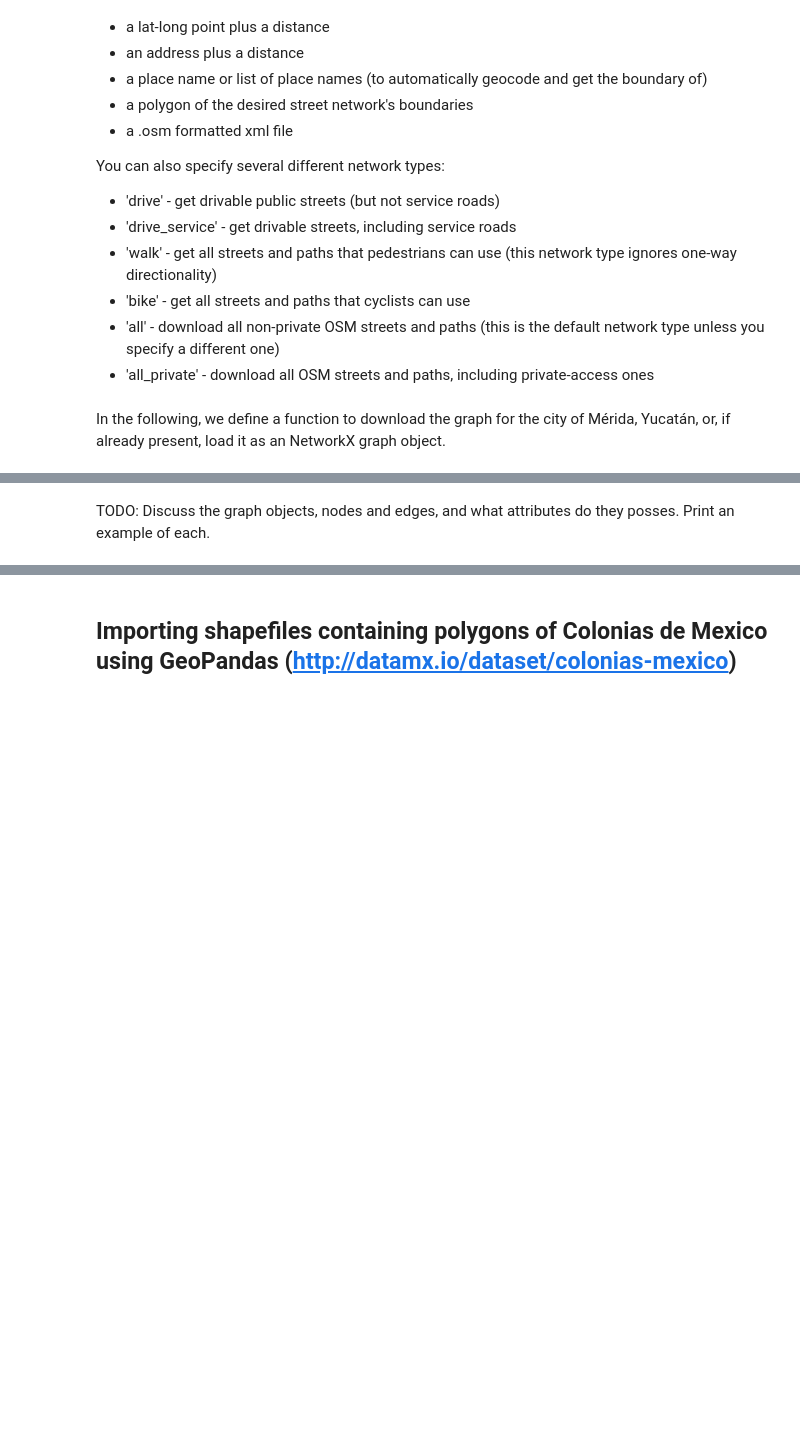
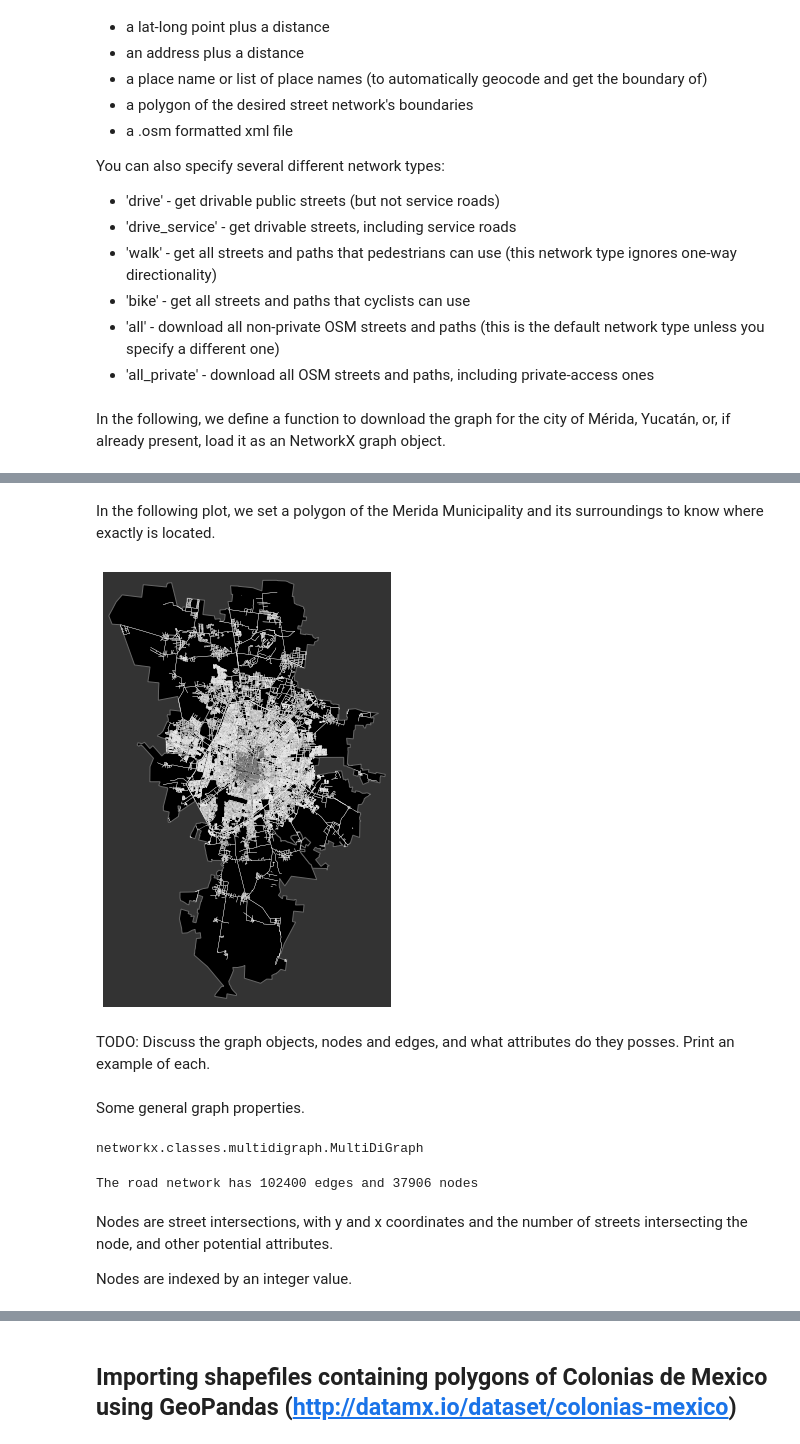
Before and after one commit to gperaza/road-network, a Jupyter notebook: notebooks/clean notebook.ipynb, the cells around one changed output, grey strips where cells are left out. Drawn from its saved outputs; the diff is of its cells as text; code cells hidden in the pictures; blank space fills up the shorter version.

```diff
--- a/notebooks/clean notebook.ipynb
+++ b/notebooks/clean notebook.ipynb
@@ -63,2 +125,45 @@ else:
+# %% [markdown]
+In the following plot, we set a polygon of the Merida Municipality and its surroundings to know where exactly is located.
+# %%
+from descartes import PolygonPatch
+from shapely.geometry import Polygon, MultiPolygon
+
+gdf = ox.geocode_to_gdf(places_county)
+
+fig, ax = ox.plot_graph(county, show=False, close=False, bgcolor='#333333',
+                        edge_color='w', edge_linewidth=0.3, node_size=0)
+# to this matplotlib axis, add the place shape as descartes polygon patches
+for geometry in gdf['geometry'].tolist():
+    if isinstance(geometry, (Polygon, MultiPolygon)):
+        if isinstance(geometry, Polygon):
+            geometry = MultiPolygon([geometry])
+        for polygon in geometry:
+            patch = PolygonPatch(polygon, fc='k', ec='#666666', lw=1, alpha=1, zorder=-1)
+            ax.add_patch(patch)
+
+# optionally set up the axes extents
+margin = 0.02
+west, south, east, north = gdf.unary_union.bounds
+margin_ns = (north - south) * margin
+margin_ew = (east - west) * margin
+ax.set_ylim((south - margin_ns, north + margin_ns))
+ax.set_xlim((west - margin_ew, east + margin_ew))
+plt.show()
+# %% [output]
+[figure, added]
 # %% [markdown]
 TODO: Discuss the graph objects, nodes and edges, and what attributes do they posses. Print an example of each.
+# %% [markdown]
+Some general graph properties.
+# %%
+type(G)
+# %% [output]
+networkx.classes.multidigraph.MultiDiGraph
+# %%
+print(f"The road network has {G.number_of_edges()} edges and {G.number_of_nodes()} nodes")
+# %% [output]
+The road network has 102400 edges and 37906 nodes
+# %% [markdown]
+Nodes are street intersections, with y and x coordinates and the number of streets intersecting the node, and other potential attributes.
+
+Nodes are indexed by an integer value.
```
Also changed, not shown: parts of 19 cells of this notebook.
